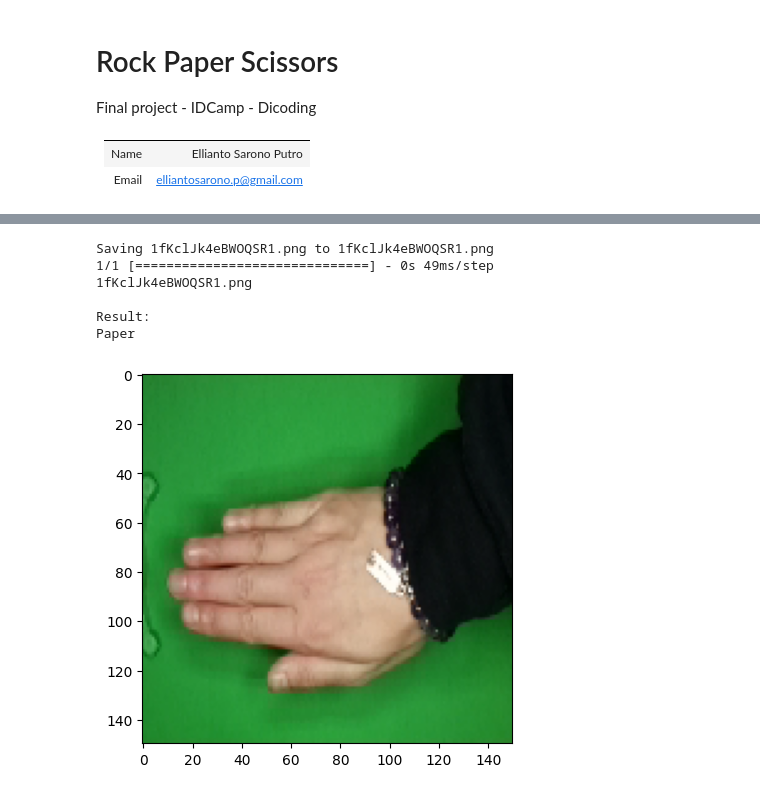
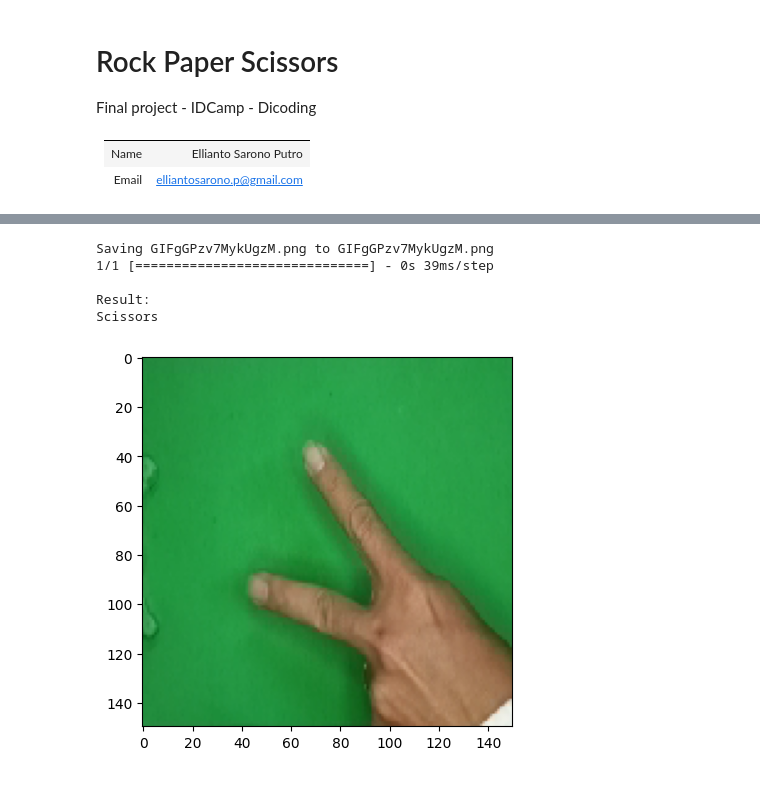
Before and after one commit to b0nz/FinalProject-RPS, a Jupyter notebook: FinalProject_RPS.ipynb, the cells around one changed output, grey strips where cells are left out. Cells and saved outputs as stored; diff of their text form; code cells hidden in the pictures.

```diff
--- a/FinalProject_RPS.ipynb
+++ b/FinalProject_RPS.ipynb
@@ -56,0 +78,21 @@ Total scissors images: 750
+# %%
+train_datagen = image.ImageDataGenerator(
+    rescale=1./255,
+    rotation_range=20,
+    shear_range=0.2,
+    horizontal_flip=True,
+    fill_mode='nearest')
+
+test_datagen = image.ImageDataGenerator(rescale=1./255)
+
+train_generator = train_datagen.flow_from_directory(
+    train_dir,
+    target_size=(150, 150),
+    batch_size=32,
+    class_mode='categorical')
+
+validation_generator = test_datagen.flow_from_directory(
+    validation_dir,
+    target_size=(150, 150),
+    batch_size=32,
+    class_mode='categorical')
@@ -167,39 +182,33 @@ plt.show()
 # %%
-import numpy as np
-from google.colab import files
-from tensorflow.keras.preprocessing import image
-import matplotlib.pyplot as plt
 %matplotlib inline
 
 uploaded = files.upload()
 
 for fn in uploaded.keys():
   path = fn
   img = image.load_img(path, target_size=(150,150))
 
   imgplot = plt.imshow(img)
   x = image.img_to_array(img)
   x = np.expand_dims(x, axis=0)
   images = np.vstack([x])
 
-  classes = model.predict(images, batch_size=10)
-  print(fn)
+  classes = model.predict(images, batch_size=32)
 
   print('\nResult:')
   if classes[0,0] != 0:
     print('Paper')
   elif classes[0,1] != 0:
     print('Rock')
   elif classes[0,2] != 0:
     print('Scissors')
   else:
     print('Unknown')
 # %% [output]
 [interactive output not drawn]
-Saving 1fKclJk4eBWOQSR1.png to 1fKclJk4eBWOQSR1.png
-1/1 [==============================] - 0s 49ms/step
-1fKclJk4eBWOQSR1.png
+Saving GIFgGPzv7MykUgzM.png to GIFgGPzv7MykUgzM.png
+1/1 [==============================] - 0s 39ms/step
 
 Result:
-Paper
+Scissors
-[figure, old version]
+[figure, new version]
```
Also changed, not shown: parts of 8 cells of this notebook.
